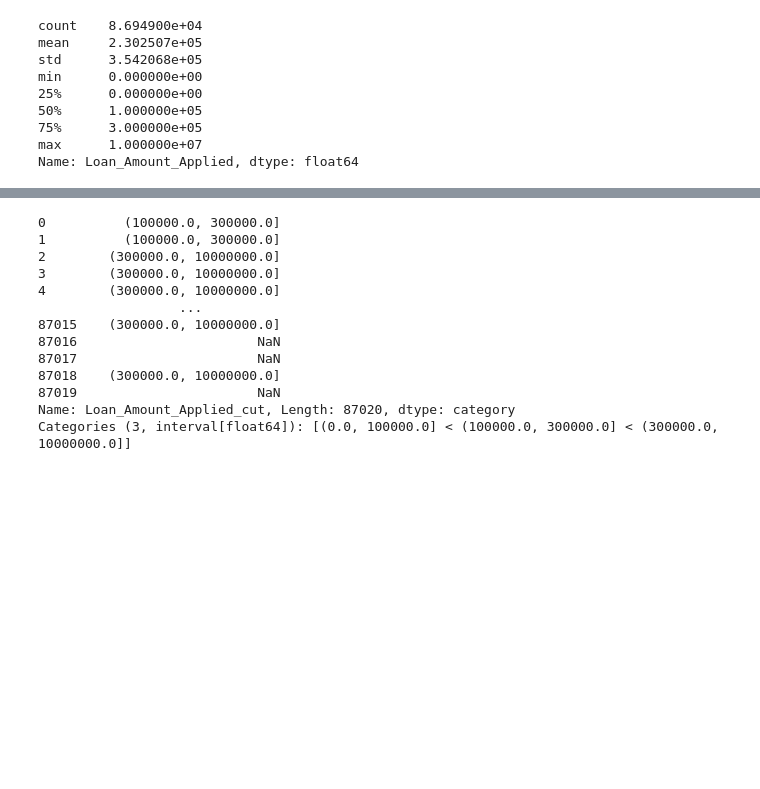
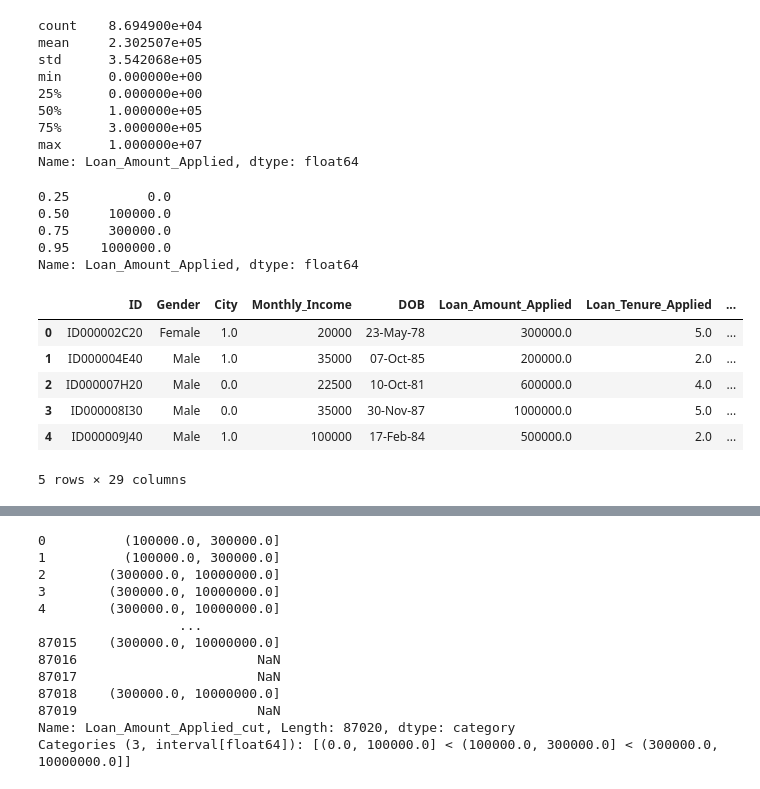
Before and after one commit to agomolka/AutomateDealingWithImbalance, a Jupyter notebook: main.ipynb, the cells around one changed output, grey strips where cells are left out. Saved outputs shown, nothing was run; the diff lists cells and outputs as text; code cells hidden in the pictures; blank space fills up the shorter version.

```diff
--- a/main.ipynb
+++ b/main.ipynb
@@ -425,3 +414,25 @@ train_set['Loan_Amount_Applied_cut'] = pd.cut(train_set['Loan_Amount_Applied'],
+# %%
+train_set['Loan_Amount_Applied'].quantile([.25, .5, .75, 0.95])
+# %% [output]
+0.25          0.0
+0.50     100000.0
+0.75     300000.0
+0.95    1000000.0
+Name: Loan_Amount_Applied, dtype: float64
+# %%
+Loan_Amount_Applied_labels = ['small', 'medium', 'big']
+train_set['Loan_Amount_Applied_cut'] = pd.qcut(train_set['Loan_Amount_Applied'],
+                              q=[0, .5, .75, 0.95],
+                              labels=Loan_Amount_Applied_labels)
+train_set.head()
+# %% [output]
+|  | ID | Gender | City | Monthly_Income | DOB | Loan_Amount_Applied | Loan_Tenure_Applied | ... |
+| 0 | ID000002C20 | Female | 1.0 | 20000 | 23-May-78 | 300000.0 | 5.0 | ... |
+| 1 | ID000004E40 | Male | 1.0 | 35000 | 07-Oct-85 | 200000.0 | 2.0 | ... |
+| 2 | ID000007H20 | Male | 0.0 | 22500 | 10-Oct-81 | 600000.0 | 4.0 | ... |
+| 3 | ID000008I30 | Male | 0.0 | 35000 | 30-Nov-87 | 1000000.0 | 5.0 | ... |
+| 4 | ID000009J40 | Male | 1.0 | 100000 | 17-Feb-84 | 500000.0 | 2.0 | ... |
+5 rows × 29 columns
 # %%
 train_set.tail(3)
 # %% [output]
```
Also changed, not shown: parts of 3 cells of this notebook.
